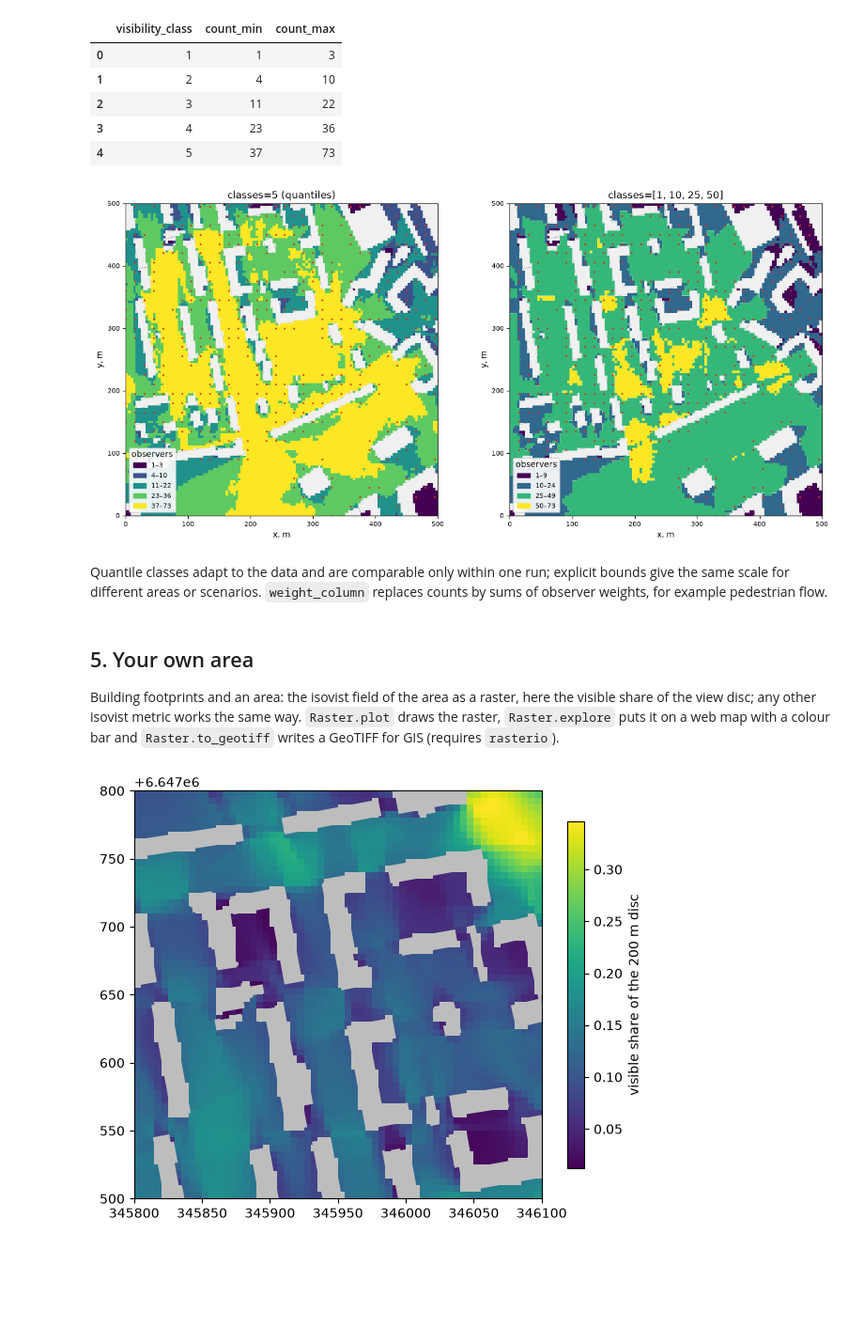
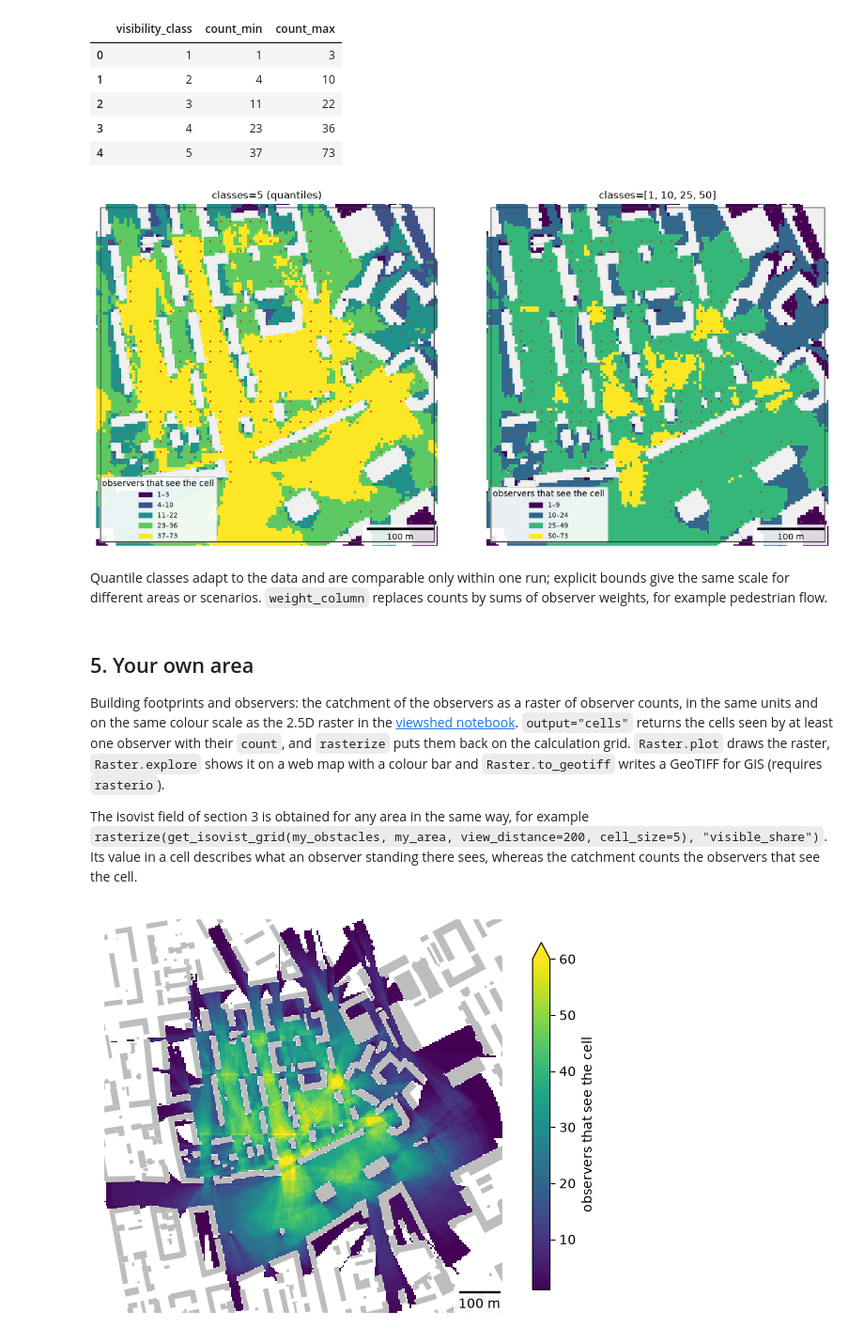
Before and after one commit to IDUclub/ObjectNat, a Jupyter notebook: docs/methods/examples/visibility.ipynb, the cells around one changed output. Shown at 94% size. Saved outputs shown, nothing was run; the diff lists cells and outputs as text; code cells hidden in the pictures; blank space fills up the shorter version.

```diff
--- a/docs/methods/examples/visibility.ipynb
+++ b/docs/methods/examples/visibility.ipynb
@@ -24,19 +24,22 @@ obstacles = gpd.read_parquet("examples_data/buildings.parquet")  # EPSG:32636, m
 # %%
 import matplotlib.pyplot as plt
 import numpy as np
+from mpl_toolkits.axes_grid1.anchored_artists import AnchoredSizeBar
 
 
-def map_axes(ax, bounds, step=100):
-    """Show `bounds` (x0, y0, x1, y1 in metres) with axes in metres from the lower-left corner."""
+def map_extent(ax, bounds, bar=100, outline=True):
+    """Show `bounds` (x0, y0, x1, y1 in metres) without coordinate axes, with a scale bar and the area outline."""
     x0, y0, x1, y1 = bounds
-    ax.set_xlim(x0, x1)
-    ax.set_ylim(y0, y1)
+    pad = 0.012 * max(x1 - x0, y1 - y0)
+    ax.set_xlim(x0 - pad, x1 + pad)
+    ax.set_ylim(y0 - pad, y1 + pad)
     ax.set_aspect("equal")
-    ax.set_xticks(x0 + np.arange(0, x1 - x0 + 1, step), [f"{v:g}" for v in np.arange(0, x1 - x0 + 1, step)])
-    ax.set_yticks(y0 + np.arange(0, y1 - y0 + 1, step), [f"{v:g}" for v in np.arange(0, y1 - y0 + 1, step)])
-    ax.set_xlabel("x, m")
-    ax.set_ylabel("y, m")
-    ax.tick_params(labelsize=8)
+    ax.set_axis_off()
+    if outline:
+        ax.plot([x0, x1, x1, x0, x0], [y0, y0, y1, y1, y0], color="#3d3d3d", linewidth=1, zorder=8)
+    scale = AnchoredSizeBar(ax.transData, bar, f"{bar:g} m", loc="lower right", pad=0.4, sep=4, size_vertical=bar / 40)
+    scale.patch.set(facecolor="white", edgecolor="none", alpha=0.85)
+    ax.add_artist(scale)
 from matplotlib.patches import Patch
 # %% [markdown]
 ## 1. One observer
@@ -187,14 +203,14 @@ for ax, zones, title in [(axs[0], quantile_zones, "classes=5 (quantiles)"), (axs
     scene.clip(square).plot(ax=ax, color="#f0f0f0", edgecolor="#8c8c8c", linewidth=0.3)
     zones.plot(ax=ax, color=[cmap(k) for k in range(len(zones))], linewidth=0)
     street_observers.plot(ax=ax, color="#d7301f", markersize=1.5)
-    map_axes(ax, square.bounds)
+    map_extent(ax, square.bounds)
     labels = [f"{lo}–{hi}" for lo, hi in zip(zones["count_min"], zones["count_max"])]
-    ax.legend(handles=[Patch(color=cmap(k), label=lab) for k, lab in enumerate(labels)], title="observers",
+    ax.legend(handles=[Patch(color=cmap(k), label=lab) for k, lab in enumerate(labels)], title="observers that see the cell",
               loc="lower left", fontsize=8, framealpha=0.9)
     ax.set_title(title)
 plt.show()
 # %% [output]
-[figure, old version]
+[figure, new version]
 # %% [markdown]
 Quantile classes adapt to the data and are comparable only within one run; explicit bounds give the same scale for
 different areas or scenarios. `weight_column` replaces counts by sums of observer weights, for example pedestrian
@@ -202,21 +218,29 @@ flow.
 # %% [markdown]
 ## 5. Your own area
 
-Building footprints and an area: the isovist field of the area as a raster, here the visible share of the view
-disc; any other isovist metric works the same way. `Raster.plot` draws the raster, `Raster.explore` puts it on a web map with a colour bar and `Raster.to_geotiff`
-writes a GeoTIFF for GIS (requires `rasterio`).
+Building footprints and observers: the catchment of the observers as a raster of observer counts, in the same units
+and on the same colour scale as the 2.5D raster in the [viewshed notebook](viewshed.ipynb). `output="cells"`
+returns the cells seen by at least one observer with their `count`, and `rasterize` puts them back on the
+calculation grid. `Raster.plot` draws the raster, `Raster.explore` shows it on a web map with a colour bar and
+`Raster.to_geotiff` writes a GeoTIFF for GIS (requires `rasterio`).
+
+The isovist field of section 3 is obtained for any area in the same way, for example
+`rasterize(get_isovist_grid(my_obstacles, my_area, view_distance=200, cell_size=5), "visible_share")`. Its value in
+a cell describes what an observer standing there sees, whereas the catchment counts the observers that see the
+cell.
 # %%
-my_obstacles = obstacles                                  # your building footprints, any CRS
-my_area = shapely.box(345800, 6647500, 346100, 6647800)   # your area, in the CRS of the obstacles
+my_obstacles = obstacles          # your building footprints, any CRS
+my_observers = street_observers   # your observers, e.g. get_observer_points(urban_graph, spacing=15)
 
-openness = rasterize(get_isovist_grid(my_obstacles, my_area, view_distance=200, cell_size=5), "view_share")
+cells = get_visibility_catchment(my_observers, my_obstacles, view_distance=250, cell_size=4, output="cells")
+seen = rasterize(cells, "count")
 fig, ax = plt.subplots(figsize=(7, 6))
-ax.set_facecolor("#bdbdbd")  # cells without an observer lie under buildings
-im = openness.plot(ax=ax, cmap="viridis")
-my_obstacles.clip(my_area).to_crs(openness.crs).plot(ax=ax, color="#bdbdbd", linewidth=0)
-fig.colorbar(im, ax=ax, shrink=0.8, label="visible share of the 200 m disc")
+im = seen.plot(ax=ax, cmap="viridis", vmin=1, vmax=60)
+my_obstacles.to_crs(seen.crs).clip(shapely.box(*seen.bounds)).plot(ax=ax, color="#bdbdbd", linewidth=0)
+map_extent(ax, seen.bounds, outline=False)
+fig.colorbar(im, ax=ax, shrink=0.8, extend="max", label="observers that see the cell")
 plt.show()
-# openness.to_geotiff("my_view_share.tif")  # for GIS
+# seen.to_geotiff("my_visibility_count.tif")  # for GIS
 # %% [output]
-[figure, old version]
+[figure, new version]
 # %%
```
Also changed, not shown: parts of 6 cells of this notebook, 25 other files.
